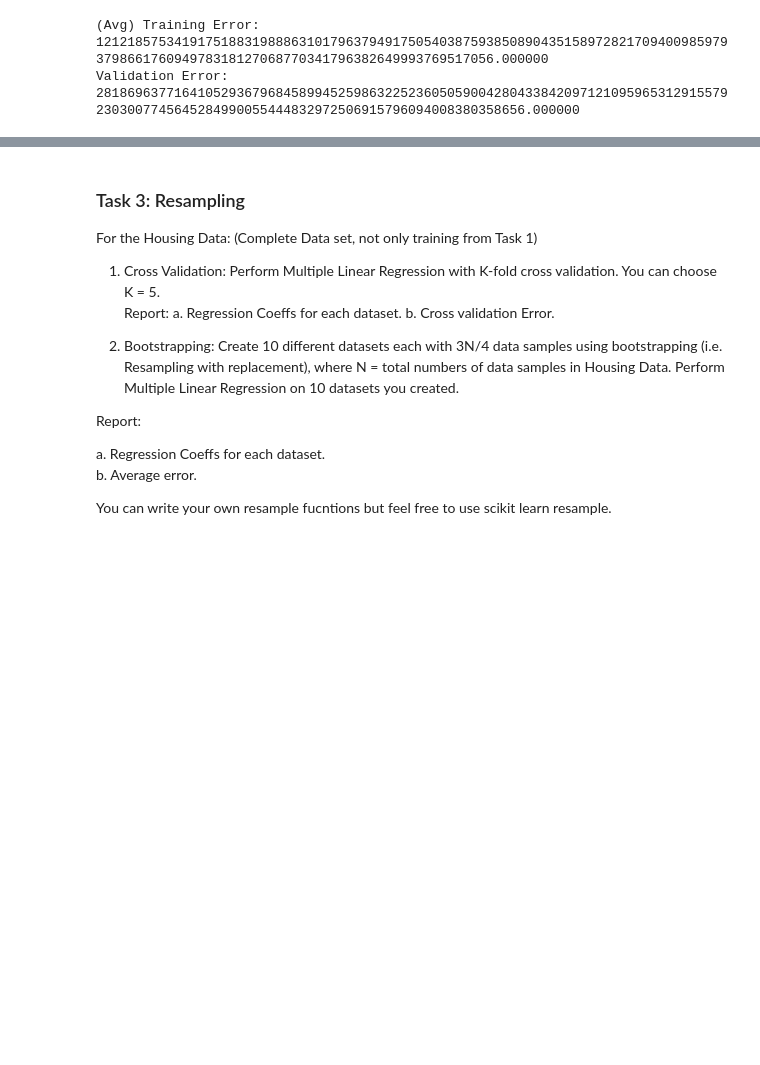
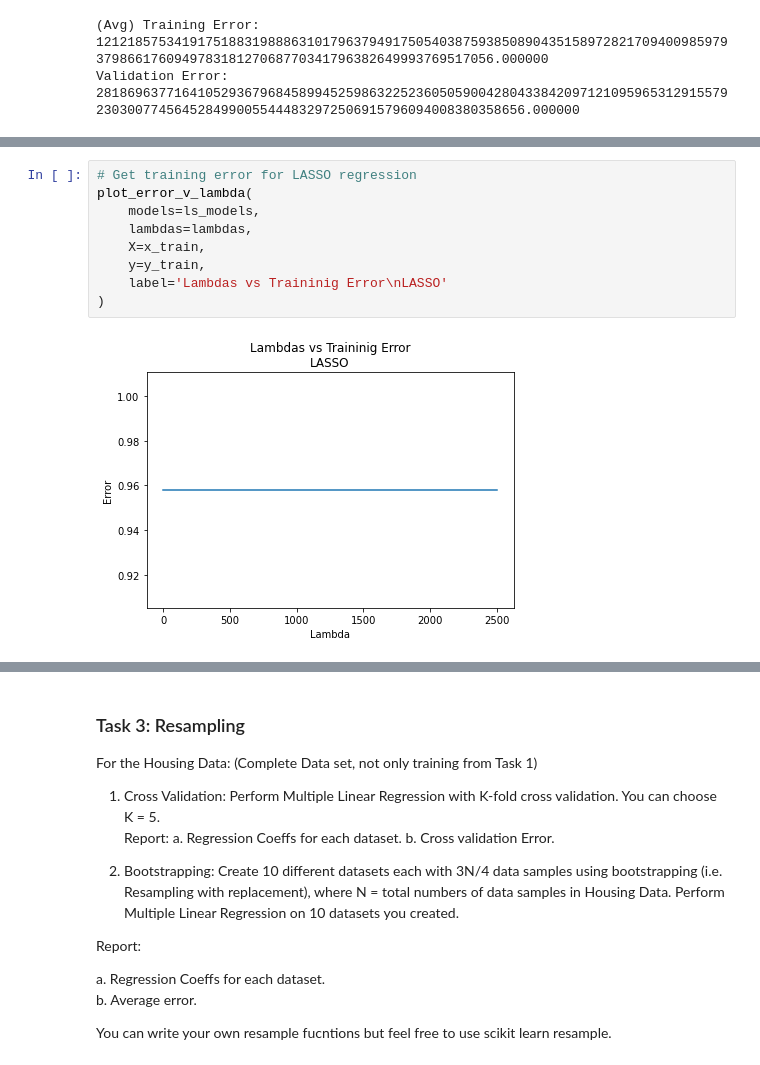
Before and after one commit to ManuelSerna/ml-notes, a Jupyter notebook: regression/general_regression/mini_project3.ipynb, the cells around one changed output, grey strips where cells are left out. Drawn from its saved outputs; the diff is of its cells as text; blank space fills up the shorter version.

```diff
--- a/regression/general_regression/mini_project3.ipynb
+++ b/regression/general_regression/mini_project3.ipynb
@@ -488,0 +568,11 @@ Validation Error:     2818696377164105293679684589945259863225236050590042804338
+# %%
+# Get training error for LASSO regression
+plot_error_v_lambda(
+    models=ls_models,
+    lambdas=lambdas,
+    X=x_train,
+    y=y_train,
+    label='Lambdas vs Traininig Error\nLASSO'
+)
+# %% [output]
+[figure, added]
```
Also changed, not shown: parts of 11 cells of this notebook.
